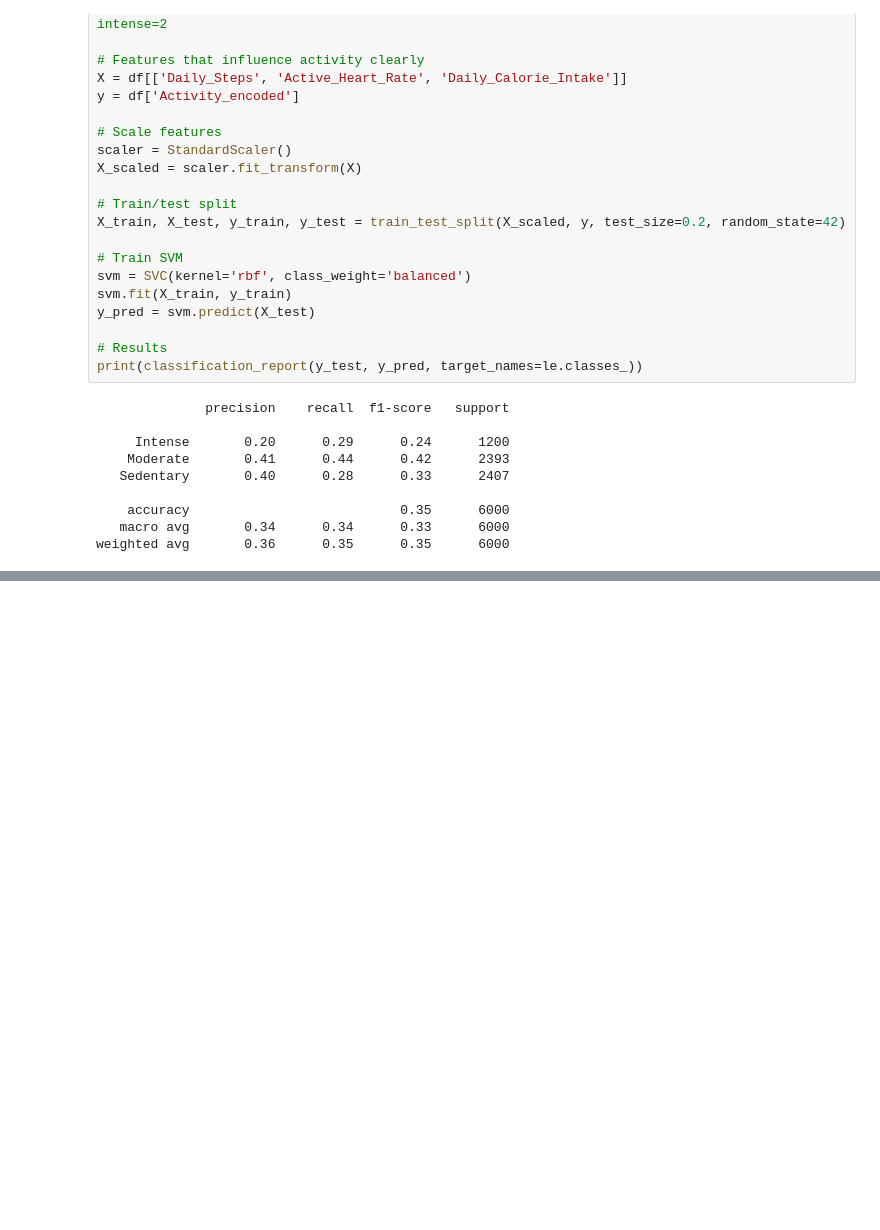
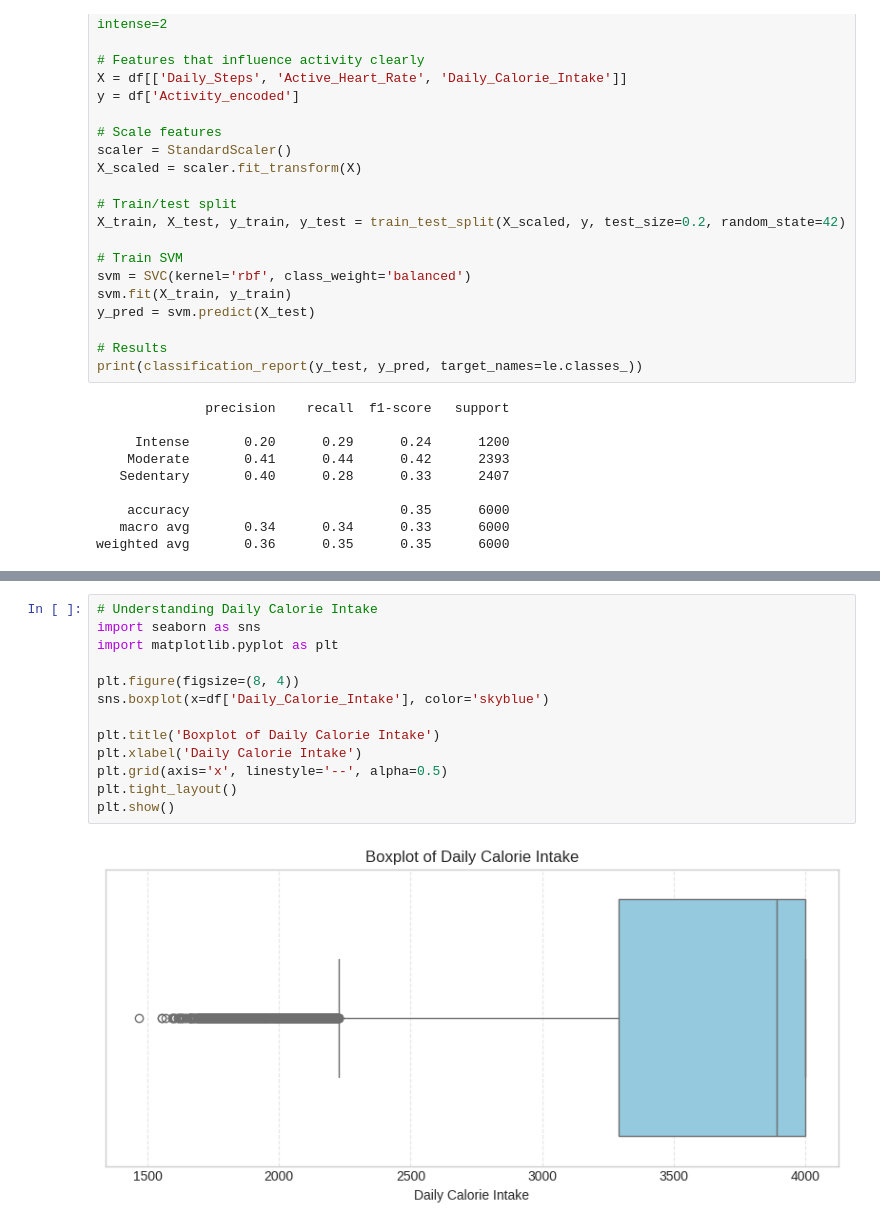
Before and after one commit to Programmer-Develops/HT-Insights, a Jupyter notebook: health_tracker.ipynb, the cells around one changed output, grey strips where cells are left out. Drawn from its saved outputs; the diff is of its cells as text; blank space fills up the shorter version.

```diff
--- a/health_tracker.ipynb
+++ b/health_tracker.ipynb
@@ -462,0 +512,15 @@ weighted avg       0.36      0.35      0.35      6000
+# %%
+# Understanding Daily Calorie Intake
+import seaborn as sns
+import matplotlib.pyplot as plt
+
+plt.figure(figsize=(8, 4))
+sns.boxplot(x=df['Daily_Calorie_Intake'], color='skyblue')
+
+plt.title('Boxplot of Daily Calorie Intake')
+plt.xlabel('Daily Calorie Intake')
+plt.grid(axis='x', linestyle='--', alpha=0.5)
+plt.tight_layout()
+plt.show()
+# %% [output]
+[figure, added]
```
Also changed, not shown: parts of 8 cells of this notebook.
